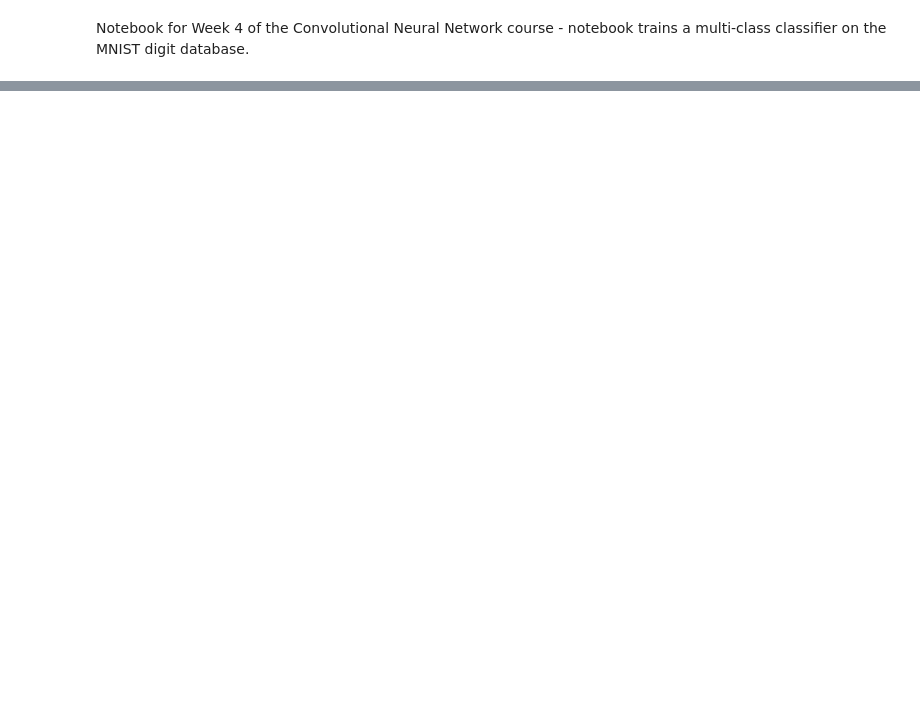
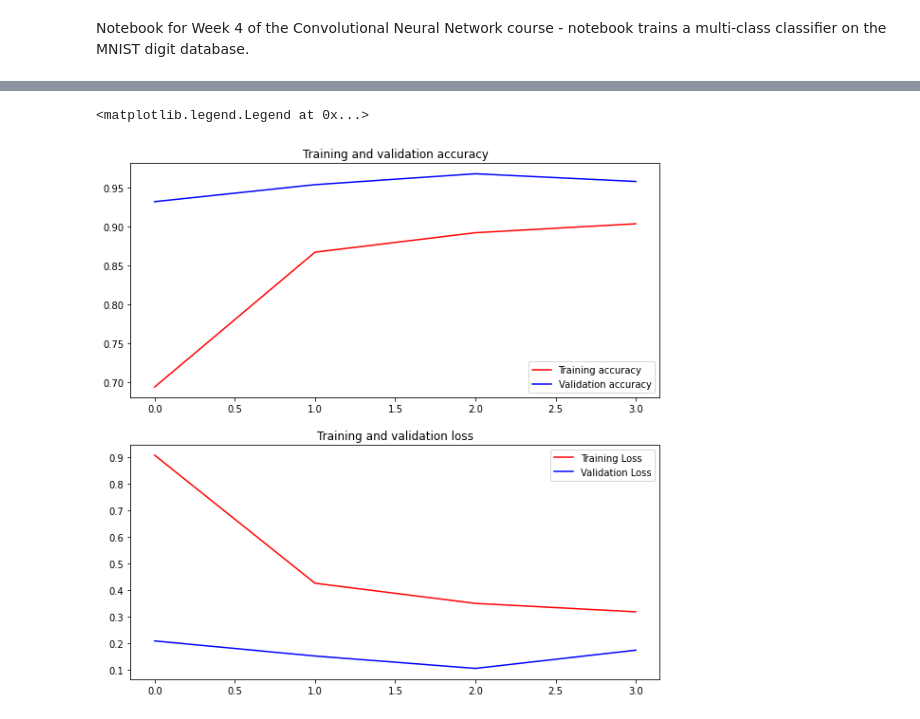
Before and after one commit to lucascarter0/DeepLearning.AI-TensorFlow-Certification, a Jupyter notebook: CNN_Multiclass_Classifier.ipynb, the cells around one changed output, grey strips where cells are left out. Drawn from its saved outputs; the diff is of its cells as text; code cells hidden in the pictures; blank space fills up the shorter version.

Commit message:
Cleaning up plotting section

```diff
--- a/CNN_Multiclass_Classifier.ipynb
+++ b/CNN_Multiclass_Classifier.ipynb
@@ -52,10 +52,10 @@ model.compile(loss='sparse_categorical_crossentropy',
               optimizer=RMSprop(learning_rate=0.001),
               metrics=['accuracy'])
 # %%
-# Define a Callback class that stops training once accuracy reaches 98.0%
+# Define a Callback class that stops training once accuracy reaches 90.0%
 class myCallback(tf.keras.callbacks.Callback):
   def on_epoch_end(self, epoch, logs={}):
-    if(logs.get('accuracy') > 0.97):
+    if(logs.get('accuracy') > 0.9):
       print("\nReached 98.0% accuracy, cancelling training")
       self.model.stop_training = True
 # %%
@@ -83,21 +72,22 @@ Epoch 7/10
 # %%
 %matplotlib inline
 acc = history.history['accuracy']
 val_acc = history.history['val_accuracy']
 loss = history.history['loss']
 val_loss = history.history['val_loss']
 
 epochs = range(len(acc))
 
 fig, (ax0, ax1) = plt.subplots(nrows=2, figsize=(10, 10))
 ax0.plot(epochs, acc, 'r', label='Training accuracy')
 ax0.plot(epochs, val_acc, 'b', label='Validation accuracy')
-ax0.title('Training and validation accuracy')
+ax0.set_title('Training and validation accuracy')
 ax0.legend()
 
 ax1.plot(epochs, loss, 'r', label='Training Loss')
 ax1.plot(epochs, val_loss, 'b', label='Validation Loss')
-ax1.title('Training and validation loss')
+ax1.set_title('Training and validation loss')
 ax1.legend()
-
-#plt.show()
+# %% [output]
+<matplotlib.legend.Legend at 0x...>
+[figure, added]
```
Also changed, not shown: parts of 1 cell of this notebook.
